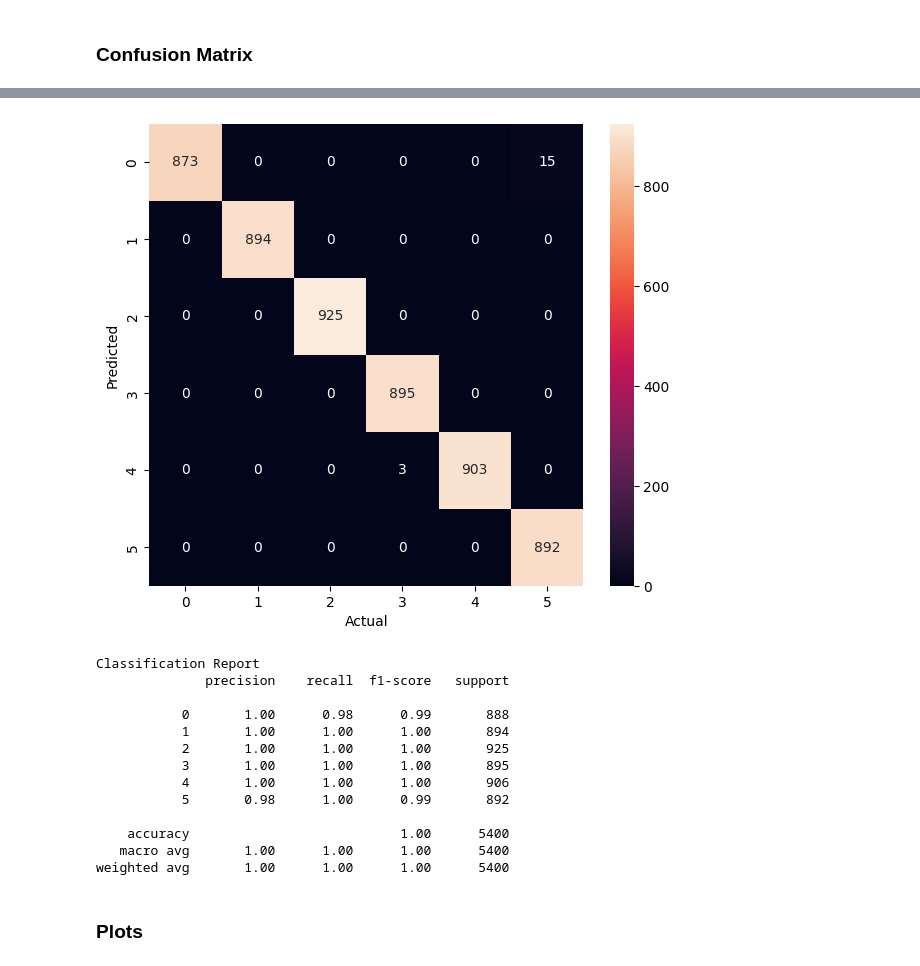
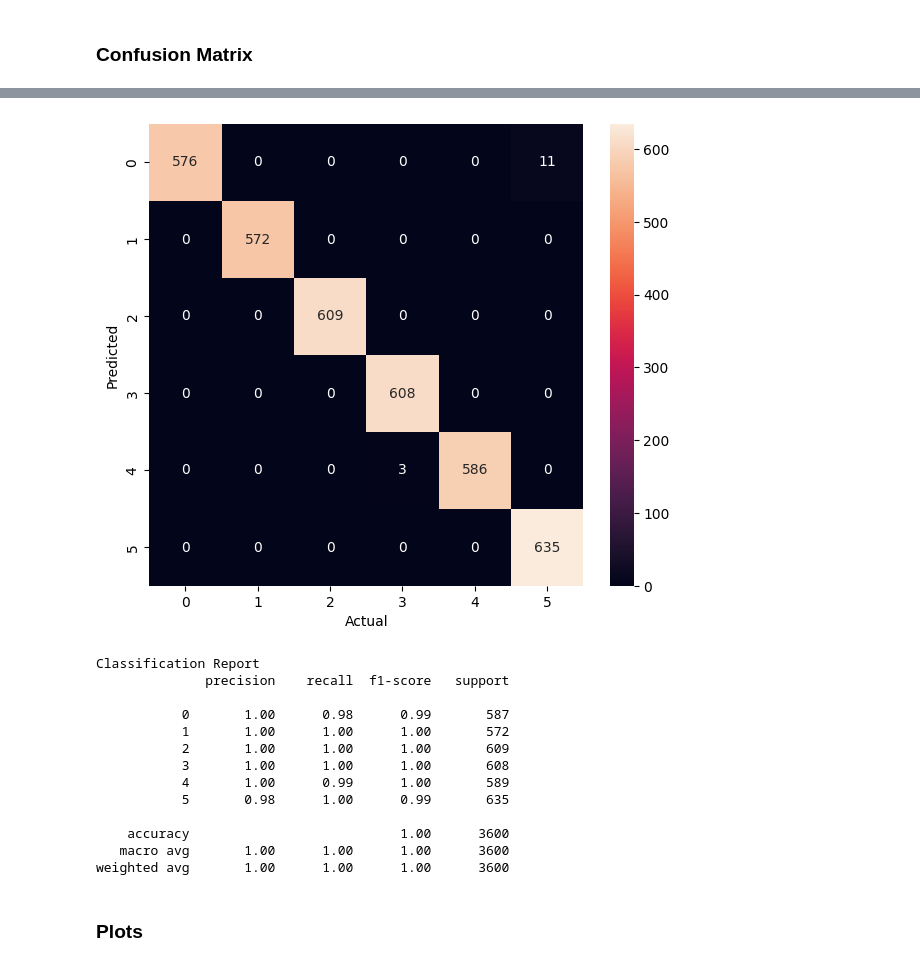
Before and after one commit to vinrus/progetto-visione, a Jupyter notebook: neuralnetwork/hand_cassificator.ipynb, the cells around one changed output, grey strips where cells are left out. Drawn from its saved outputs; the diff is of its cells as text; code cells hidden in the pictures.

Commit message:
fix dateset keypoint.csv, update model .tflite, update notebook hand_classificator for split dataset in train test and validation

```diff
--- a/neuralnetwork/hand_cassificator.ipynb
+++ b/neuralnetwork/hand_cassificator.ipynb
@@ -116,3 +42,22 @@ NameError: name 'get_data' is not defined
+# %%
+# split dataset in 60% train_set, 20% test_set and 20% validation_set
+
+df = pd.read_csv(dataset)
+
+train_dataset, test_dataset, validation_dataset = np.split(df.sample(frac=1, random_state=RANDOM_SEED),
+                       [int(.6*len(df)), int(.8*len(df))])
+
+# x_train y_train
+x_train = np.array(train_dataset.iloc[:, 1:])
+y_train = np.array(train_dataset.iloc[:, 0])
+
+# x_test y_test
+x_test = np.array(test_dataset.iloc[:, 1:])
+y_test = np.array(test_dataset.iloc[:, 0])
+
+# x_validation y_validation
+x_validation = np.array(validation_dataset.iloc[:, 1:])
+y_validation = np.array(validation_dataset.iloc[:, 0])
 # %% [markdown]
 ### Model Building
 # %%
@@ -303,6 +234,6 @@ def print_confusion_matrix(y_true, y_pred, report = True):
 # %%
-Y_pred = model.predict(x_test)
+Y_pred = model.predict(x_validation)
 y_pred = np.argmax(Y_pred, axis =1)
 
-print_confusion_matrix(y_test, y_pred)
+print_confusion_matrix(y_validation, y_pred)
 # %% [output]
@@ -310,17 +241,17 @@ print_confusion_matrix(y_test, y_pred)
-[figure, old version]
+[figure, new version]
 Classification Report
               precision    recall  f1-score   support
 
-           0       1.00      0.98      0.99       888
-           1       1.00      1.00      1.00       894
-           2       1.00      1.00      1.00       925
-           3       1.00      1.00      1.00       895
-           4       1.00      1.00      1.00       906
-           5       0.98      1.00      0.99       892
+           0       1.00      0.98      0.99       587
+           1       1.00      1.00      1.00       572
+           2       1.00      1.00      1.00       609
+           3       1.00      1.00      1.00       608
+           4       1.00      0.99      1.00       589
+           5       0.98      1.00      0.99       635
 
-    accuracy                           1.00      5400
-   macro avg       1.00      1.00      1.00      5400
-weighted avg       1.00      1.00      1.00      5400
+    accuracy                           1.00      3600
+   macro avg       1.00      1.00      1.00      3600
+weighted avg       1.00      1.00      1.00      3600
 # %% [markdown]
 ### Plots
 # %%
```
Also changed, not shown: parts of 13 cells of this notebook, 2 other files.
